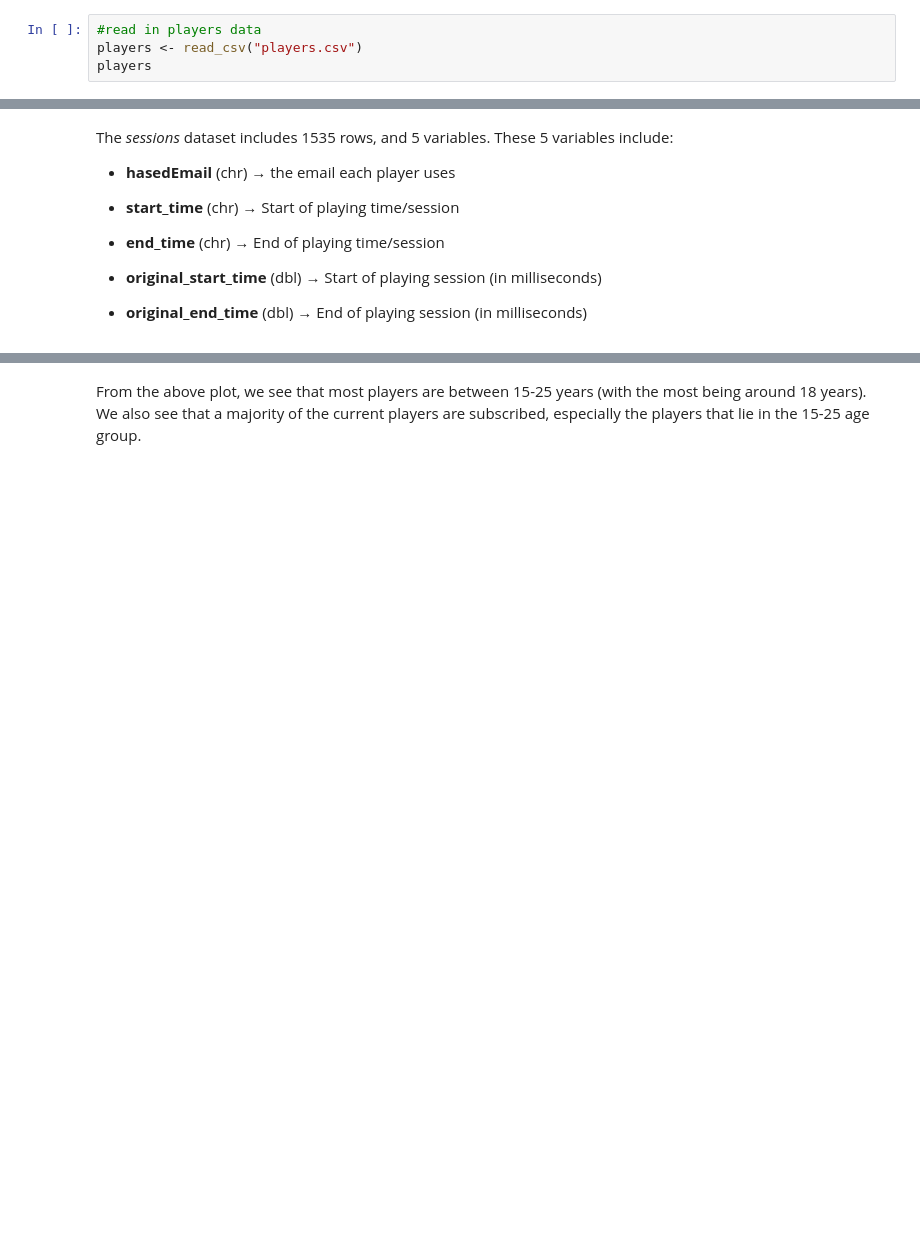
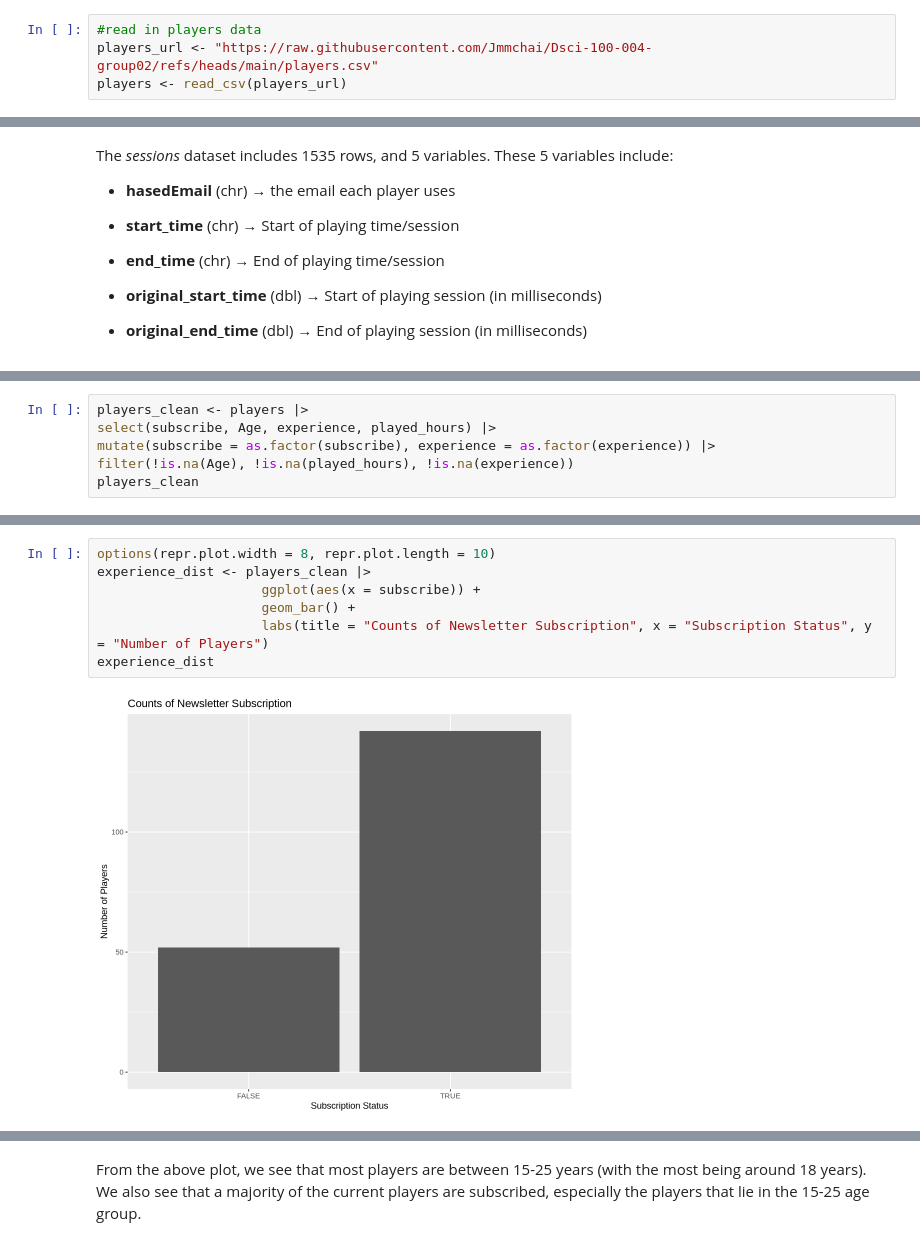
Before and after one commit to Jmmchai/Dsci-100-004-group02, a Jupyter notebook: Final Group Report.ipynb, the cells around one changed output, grey strips where cells are left out. Cells and saved outputs as stored; diff of their text form; blank space fills up the shorter version.

Commit message:
1 change to url 2 make chart for data description 3 data wrangling 4 modeling

```diff
--- a/Final Group Report.ipynb
+++ b/Final Group Report.ipynb
@@ -27,8 +45,8 @@ To answer our specific question, we have decided to use both the players and ses
 # 2. Data Description
 # %%
 #read in players data
-players <- read_csv("players.csv")
-players
+players_url <- "https://raw.githubusercontent.com/Jmmchai/Dsci-100-004-group02/refs/heads/main/players.csv"
+players <- read_csv(players_url)
 # %% [output]
 Rows: 196 Columns: 7
 ── Column specification ────────────────────────────────────────────────────────
@@ -133,0 +138,6 @@ A spec_tbl_df: 196 × 9
+# %%
+players_clean <- players |>
+select(subscribe, Age, experience, played_hours) |>
+mutate(subscribe = as.factor(subscribe), experience = as.factor(experience)) |>
+filter(!is.na(Age), !is.na(played_hours), !is.na(experience))
+players_clean
@@ -160,3 +159,12 @@ A tibble: 196 × 6
+# %%
+options(repr.plot.width = 8, repr.plot.length = 10)
+experience_dist <- players_clean |>
+                     ggplot(aes(x = subscribe)) +
+                     geom_bar() +
+                     labs(title = "Counts of Newsletter Subscription", x = "Subscription Status", y = "Number of Players")
+experience_dist
+# %% [output]
+[figure, added]
 # %%
 options(repr.plot.width = 10, repr.plot.length = 14)
 
```
Also changed, not shown: parts of 18 cells of this notebook.
